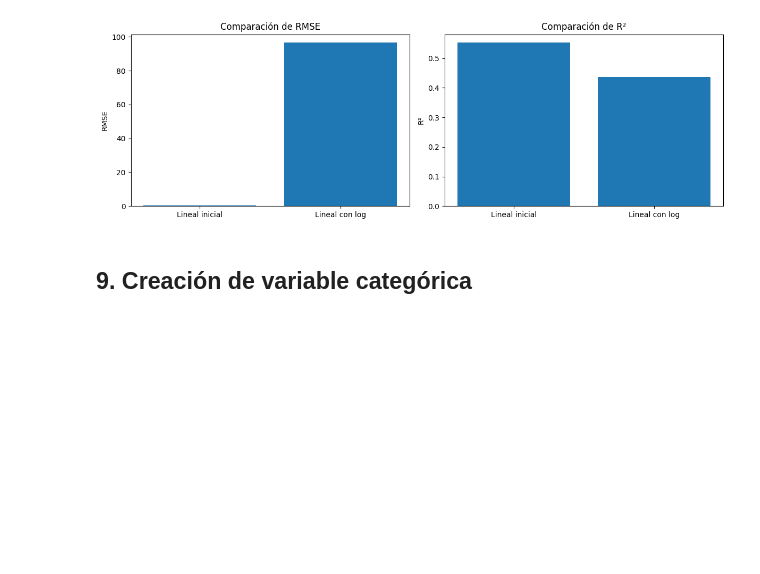
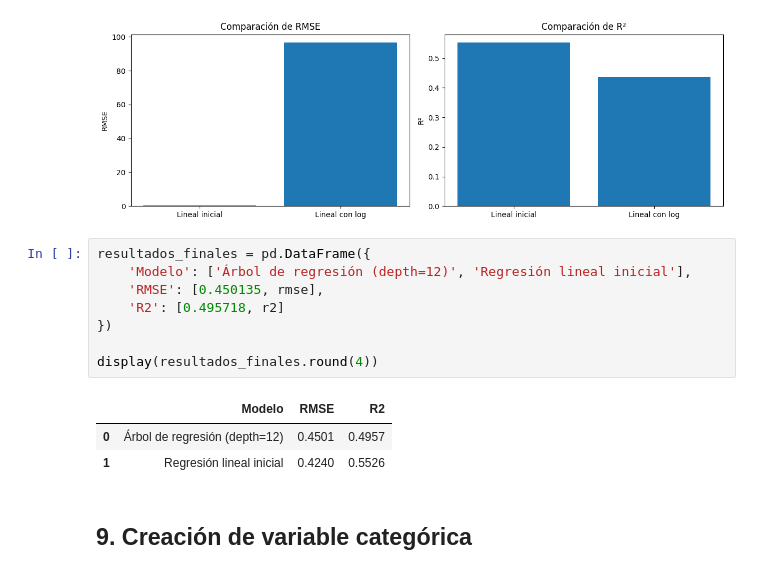
Before and after one commit to belennmm/MD_Lab4_Arboles, a Jupyter notebook: Notebooks/arboles.ipynb, the cells around one changed output. Cells and saved outputs as stored; diff of their text form; blank space fills up the shorter version.

```diff
--- a/Notebooks/arboles.ipynb
+++ b/Notebooks/arboles.ipynb
@@ -1073,6 +1073,18 @@ plt.tight_layout()
 plt.show()
 # %% [output]
 [figure]
+# %%
+resultados_finales = pd.DataFrame({
+    'Modelo': ['Árbol de regresión (depth=12)', 'Regresión lineal inicial'],
+    'RMSE': [0.450135, rmse],
+    'R2': [0.495718, r2]
+})
+
+display(resultados_finales.round(4))
+# %% [output]
+|  | Modelo | RMSE | R2 |
+| 0 | Árbol de regresión (depth=12) | 0.4501 | 0.4957 |
+| 1 | Regresión lineal inicial | 0.4240 | 0.5526 |
 # %% [markdown]
 ## 9. Creación de variable categórica
 # %%
```
